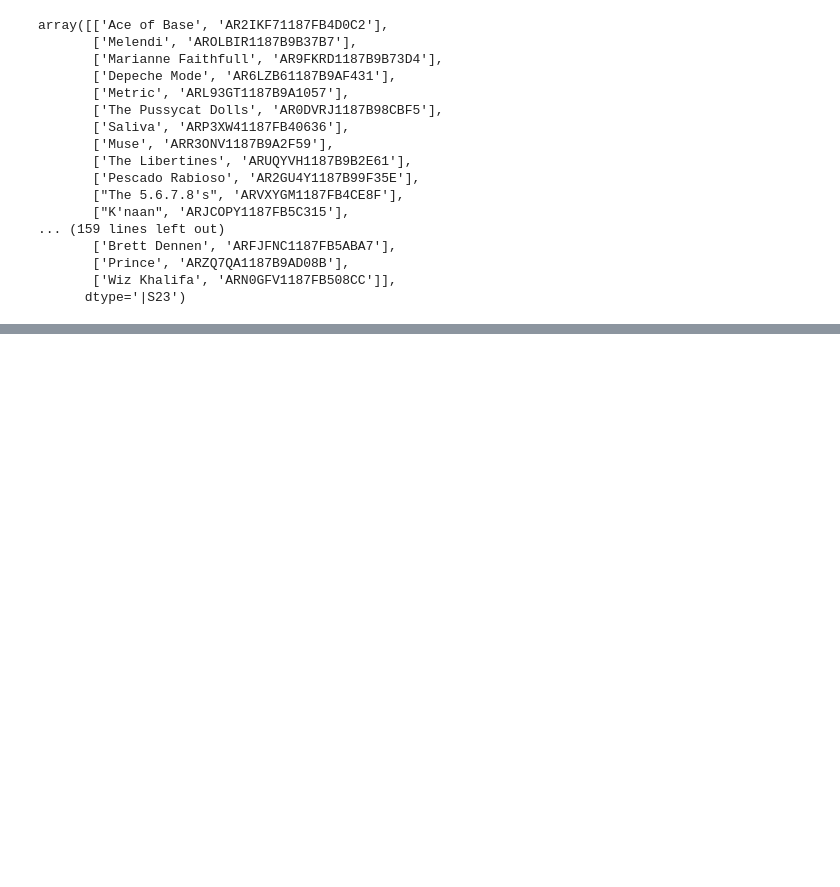
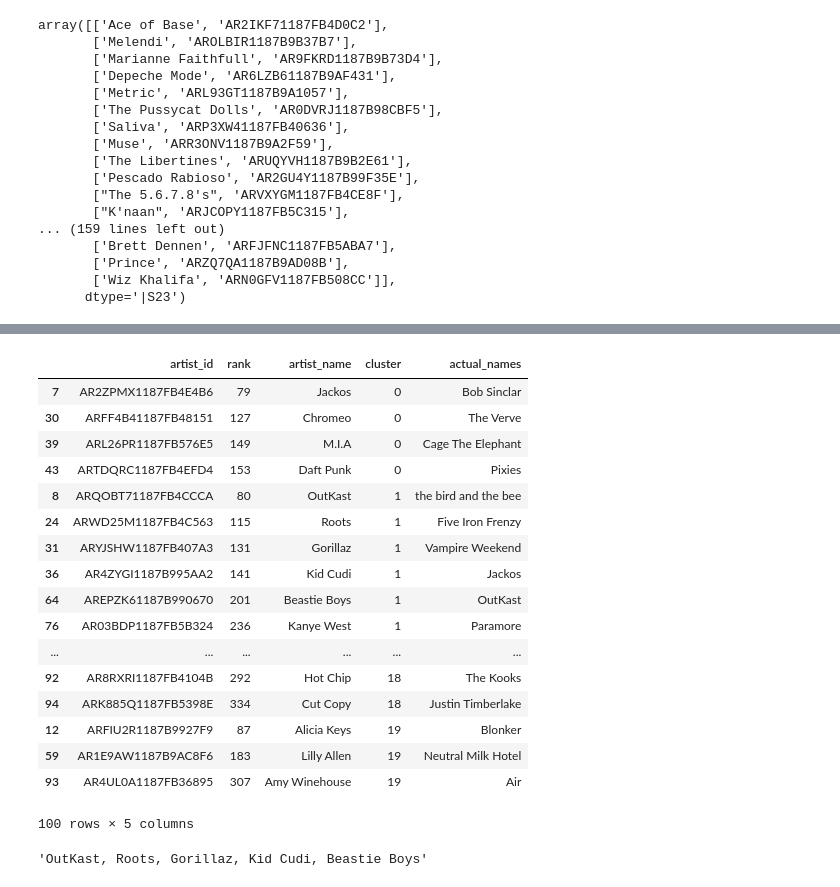
Before and after one commit to bsbell21/CapstoneProject, a Jupyter notebook: clustering_testing.ipynb, the cells around one changed output, grey strips where cells are left out. Drawn from its saved outputs; the diff is of its cells as text; code cells hidden in the pictures; blank space fills up the shorter version.

```diff
--- a/clustering_testing.ipynb
+++ b/clustering_testing.ipynb
@@ -206,0 +1319,2 @@ array([['Ace of Base', 'AR2IKF71187FB4D0C2'],
+# %%
+abc = pl.ac.df_least_misery_clustered
@@ -206,0 +1370,26 @@ array([['Ace of Base', 'AR2IKF71187FB4D0C2'],
+# %%
+abc['actual_names'] = np.array(m.get_artist_names(list(abc['artist_id'].values)))[:,1]
+abc
+# %% [output]
+|  | artist_id | rank | artist_name | cluster | actual_names |
+| 7 | AR2ZPMX1187FB4E4B6 | 79 | Jackos | 0 | Bob Sinclar |
+| 30 | ARFF4B41187FB48151 | 127 | Chromeo | 0 | The Verve |
+| 39 | ARL26PR1187FB576E5 | 149 | M.I.A | 0 | Cage The Elephant |
+| 43 | ARTDQRC1187FB4EFD4 | 153 | Daft Punk | 0 | Pixies |
+| 8 | ARQOBT71187FB4CCCA | 80 | OutKast | 1 | the bird and the bee |
+| 24 | ARWD25M1187FB4C563 | 115 | Roots | 1 | Five Iron Frenzy |
+| 31 | ARYJSHW1187FB407A3 | 131 | Gorillaz | 1 | Vampire Weekend |
+| 36 | AR4ZYGI1187B995AA2 | 141 | Kid Cudi | 1 | Jackos |
+| 64 | AREPZK61187B990670 | 201 | Beastie Boys | 1 | OutKast |
+| 76 | AR03BDP1187FB5B324 | 236 | Kanye West | 1 | Paramore |
+| ... | ... | ... | ... | ... | ... |
+| 92 | AR8RXRI1187FB4104B | 292 | Hot Chip | 18 | The Kooks |
+| 94 | ARK885Q1187FB5398E | 334 | Cut Copy | 18 | Justin Timberlake |
+| 12 | ARFIU2R1187B9927F9 | 87 | Alicia Keys | 19 | Blonker |
+| 59 | AR1E9AW1187B9AC8F6 | 183 | Lilly Allen | 19 | Neutral Milk Hotel |
+| 93 | AR4UL0A1187FB36895 | 307 | Amy Winehouse | 19 | Air |
+100 rows × 5 columns
+# %%
+pl.playlist_seed_names[2]
+# %% [output]
+'OutKast, Roots, Gorillaz, Kid Cudi, Beastie Boys'
```
Also changed, not shown: parts of 148 cells of this notebook, 6 other files.
